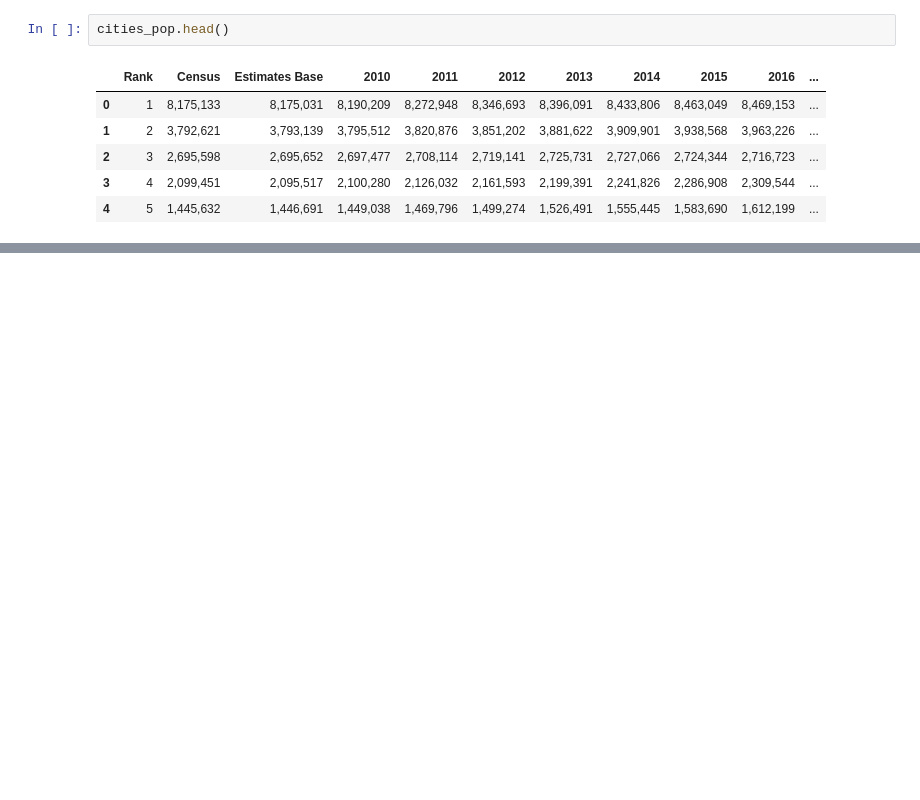
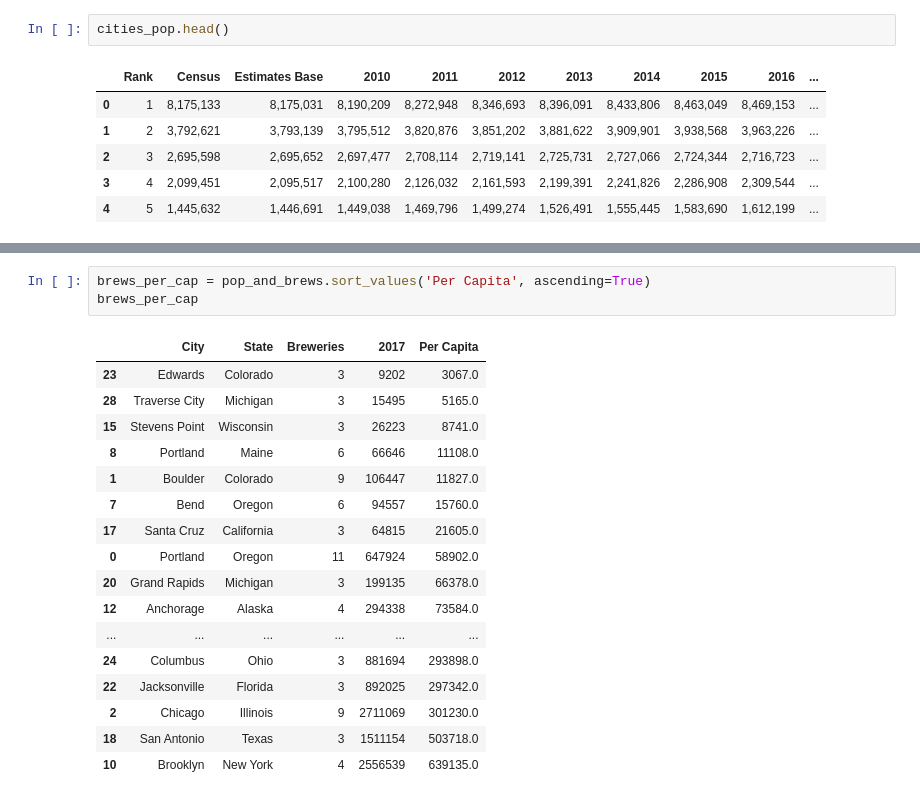
Before and after one commit to a-prospero/strange_brew, a Jupyter notebook: beer_analysis.ipynb, the cells around one changed output, grey strips where cells are left out. Saved outputs shown, nothing was run; the diff lists cells and outputs as text; blank space fills up the shorter version.

```diff
--- a/beer_analysis.ipynb
+++ b/beer_analysis.ipynb
@@ -216,0 +350,21 @@ city_pop_2017.head()
+# %%
+brews_per_cap = pop_and_brews.sort_values('Per Capita', ascending=True)
+brews_per_cap
+# %% [output]
+|  | City | State | Breweries | 2017 | Per Capita |
+| 23 | Edwards | Colorado | 3 | 9202 | 3067.0 |
+| 28 | Traverse City | Michigan | 3 | 15495 | 5165.0 |
+| 15 | Stevens Point | Wisconsin | 3 | 26223 | 8741.0 |
+| 8 | Portland | Maine | 6 | 66646 | 11108.0 |
+| 1 | Boulder | Colorado | 9 | 106447 | 11827.0 |
+| 7 | Bend | Oregon | 6 | 94557 | 15760.0 |
+| 17 | Santa Cruz | California | 3 | 64815 | 21605.0 |
+| 0 | Portland | Oregon | 11 | 647924 | 58902.0 |
+| 20 | Grand Rapids | Michigan | 3 | 199135 | 66378.0 |
+| 12 | Anchorage | Alaska | 4 | 294338 | 73584.0 |
+| ... | ... | ... | ... | ... | ... |
+| 24 | Columbus | Ohio | 3 | 881694 | 293898.0 |
+| 22 | Jacksonville | Florida | 3 | 892025 | 297342.0 |
+| 2 | Chicago | Illinois | 9 | 2711069 | 301230.0 |
+| 18 | San Antonio | Texas | 3 | 1511154 | 503718.0 |
+| 10 | Brooklyn | New York | 4 | 2556539 | 639135.0 |
```
Also changed, not shown: parts of 28 cells of this notebook, 4 other files.
